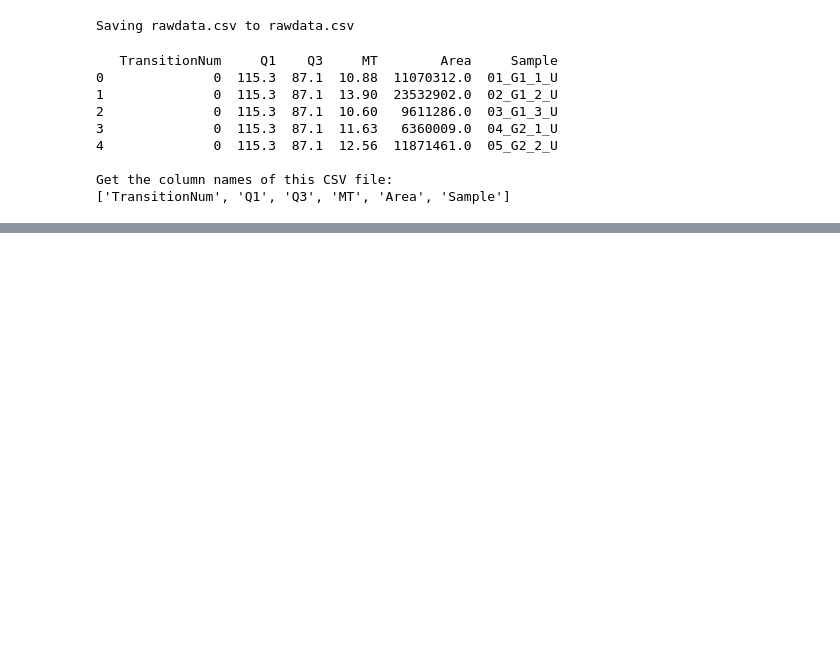
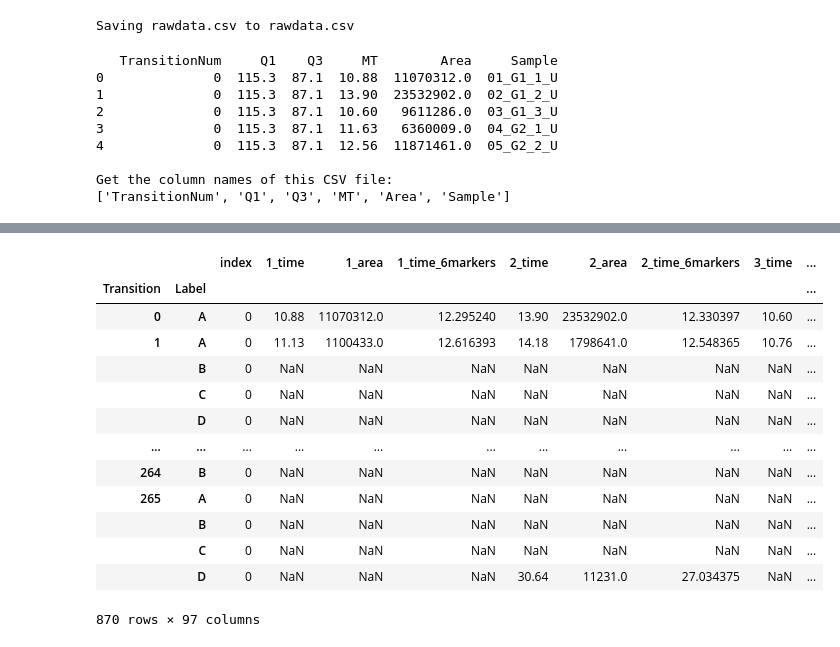
Before and after one commit to Tan-Jiahua/MT-correction, a Jupyter notebook: MTcorrection_20210427.ipynb, the cells around one changed output, grey strips where cells are left out. Saved outputs shown, nothing was run; the diff lists cells and outputs as text; code cells hidden in the pictures; blank space fills up the shorter version.

```diff
--- a/MTcorrection_20210427.ipynb
+++ b/MTcorrection_20210427.ipynb
@@ -1427,0 +880,3 @@ Transition Label                      ...
+# %%
+# Using Function 5 for the alignment after preliminary correction
+preliminarily_corrected_and_aligned_peaks = align(preliminarily_corrected_peaks, max_rsd_of_preliminarily_aligned_peaks, tolerance_for_merging)
@@ -1427,0 +945,3 @@ Transition Label                      ...
+# %%
+preliminarily_aligned_inIntermediateStage = select_peaks_inIntermediateStage(preliminarily_corrected_and_aligned_peaks,m2_transition,m3_transition)
+preliminarily_aligned_inIntermediateStage
@@ -1427,0 +1123,24 @@ Transition Label                      ...
+# %%
+# Function 6 is in this code cell
+chart_from_idx_to_transition_and_label_inIntermediateStage = preliminarily_aligned_inIntermediateStage.reset_index().loc[:,['Transition','Label']]\
+    .sort_values(by=['Transition','Label']).reset_index(drop=True).rename_axis('idx', axis='rows')
+
+# Replace columns 'Transition' and 'Label' by 'idx' in 'preliminarily_corrected_and_aligned_peaks' in to make Function 5 applicable for the result
+dfs_inIntermediateStage = {}
+for i in range(1,len(raw_data)+1):
+    dfs_inIntermediateStage[i] = pd.DataFrame({'Transition':[],'Label':[],str(i)+'_time':[], str(i)+'_area':[]})
+    for j in range(0,chart_from_idx_to_transition_and_label_inIntermediateStage.shape[0]):
+        new_transition=int(chart_from_idx_to_transition_and_label_inIntermediateStage['Transition'][j])
+        new_label=chart_from_idx_to_transition_and_label_inIntermediateStage['Label'][j]
+        new_peak=pd.DataFrame({'Transition':[new_transition],'Label':[new_label],\
+            str(i)+'_time':[preliminarily_corrected_and_aligned_peaks[str(i)+'_time'][(new_transition,new_label)]],\
+            str(i)+'_area':[preliminarily_corrected_and_aligned_peaks[str(i)+'_area'][(new_transition,new_label)]]},\
+            index=[j])
+        dfs_inIntermediateStage[i]=dfs_inIntermediateStage[i].append(new_peak)
+    dfs_inIntermediateStage[i]=dfs_inIntermediateStage[i].rename_axis('idx',axis='rows').dropna(axis='index',how='any').astype({'Transition': 'int'})
+
+potential_markers_inIntermediateStage=find_markers_inIntermediateStage(dfs_inIntermediateStage,chart_from_idx_to_transition_and_label_inIntermediateStage,m2_transition,m3_transition)
+
+# Function 6
+final_dfs_inIntermediateStage,n1_transition,n1_label,n2_transition,n2_label=correcting_by4markers_byEnumeration_inIntermediateStage(dfs_inIntermediateStage,\
+    chart_from_idx_to_transition_and_label_inIntermediateStage,potential_markers_inIntermediateStage,m2_transition,m3_transition)
@@ -1427,0 +1274,8 @@ Transition Label                      ...
+# %%
+# Using Function 7 for the final correction
+# Apply Function 4 for preliminary correction
+finally_corrected_peaks=correcting_by6markers(raw_data,dfs_inIntermediateStage,potential_markers,potential_markers_inIntermediateStage,chart_from_idx_to_transition_and_label_inIntermediateStage,\
+    m1_transition,m2_transition,n1_transition,n1_label,n2_transition,n2_label,m3_transition,m4_transition)
+
+# Using Function 5 for the alignment after preliminary correction
+finally_aligned_peaks_before_reexamination = align(finally_corrected_peaks, max_rsd_of_finally_aligned_peaks, 0)
@@ -1427,0 +1300,17 @@ Transition Label                      ...
+# %%
+finally_aligned_peaks_before_reexamination
+# %% [output]
+|  |  | index | 1_time | 1_area | 1_time_6markers | 2_time | 2_area | 2_time_6markers | 3_time | ... |
+| Transition | Label |  |  |  |  |  |  |  |  | ... |
+| 0 | A | 0 | 10.88 | 11070312.0 | 12.295240 | 13.90 | 23532902.0 | 12.330397 | 10.60 | ... |
+| 1 | A | 0 | 11.13 | 1100433.0 | 12.616393 | 14.18 | 1798641.0 | 12.548365 | 10.76 | ... |
+|  | B | 0 | NaN | NaN | NaN | NaN | NaN | NaN | NaN | ... |
+|  | C | 0 | NaN | NaN | NaN | NaN | NaN | NaN | NaN | ... |
+|  | D | 0 | NaN | NaN | NaN | NaN | NaN | NaN | NaN | ... |
+| ... | ... | ... | ... | ... | ... | ... | ... | ... | ... | ... |
+| 264 | B | 0 | NaN | NaN | NaN | NaN | NaN | NaN | NaN | ... |
+| 265 | A | 0 | NaN | NaN | NaN | NaN | NaN | NaN | NaN | ... |
+|  | B | 0 | NaN | NaN | NaN | NaN | NaN | NaN | NaN | ... |
+|  | C | 0 | NaN | NaN | NaN | NaN | NaN | NaN | NaN | ... |
+|  | D | 0 | NaN | NaN | NaN | 30.64 | 11231.0 | 27.034375 | NaN | ... |
+870 rows × 97 columns
```
Also changed, not shown: parts of 46 cells of this notebook.
